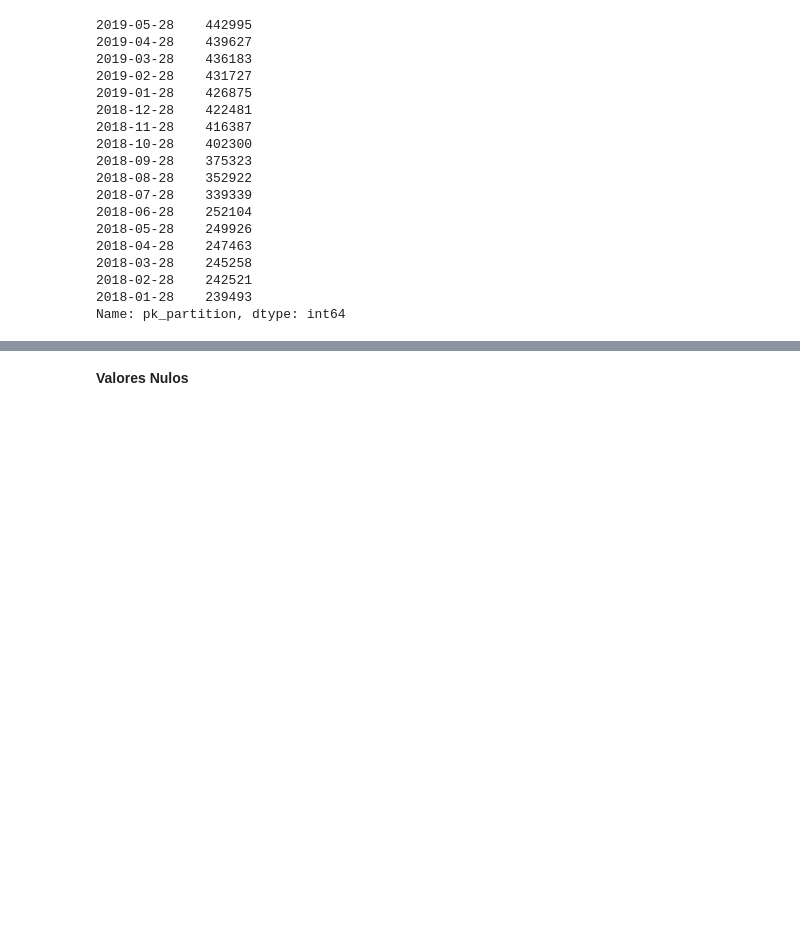
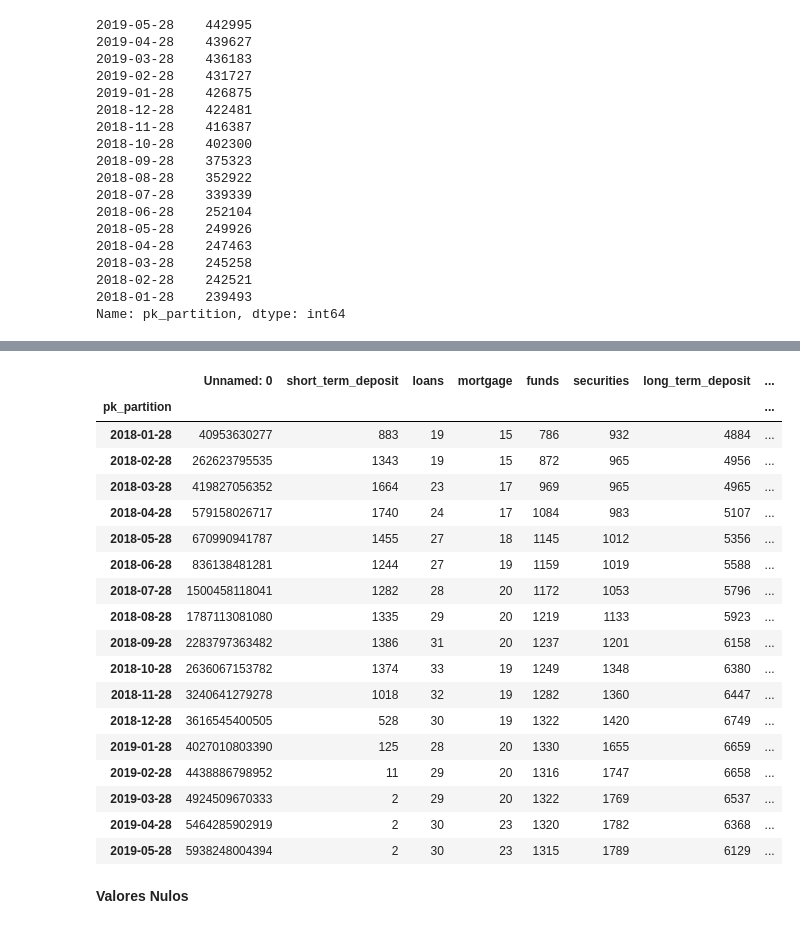
Before and after one commit to EdgarData/EasyMoney, a Jupyter notebook: Tarea_1_Análisis.ipynb, the cells around one changed output, grey strips where cells are left out. Drawn from its saved outputs; the diff is of its cells as text; code cells hidden in the pictures; blank space fills up the shorter version.

```diff
--- a/Tarea_1_Análisis.ipynb
+++ b/Tarea_1_Análisis.ipynb
@@ -217,3 +204,25 @@ products[products['pk_partition'] == '2019-05-28'].describe().T
+# %%
+products.groupby('pk_partition').sum() #cada mes nos muestra nuevas o no? ??
+# %% [output]
+|  | Unnamed: 0 | short_term_deposit | loans | mortgage | funds | securities | long_term_deposit | ... |
+| pk_partition |  |  |  |  |  |  |  | ... |
+| 2018-01-28 | 40953630277 | 883 | 19 | 15 | 786 | 932 | 4884 | ... |
+| 2018-02-28 | 262623795535 | 1343 | 19 | 15 | 872 | 965 | 4956 | ... |
+| 2018-03-28 | 419827056352 | 1664 | 23 | 17 | 969 | 965 | 4965 | ... |
+| 2018-04-28 | 579158026717 | 1740 | 24 | 17 | 1084 | 983 | 5107 | ... |
+| 2018-05-28 | 670990941787 | 1455 | 27 | 18 | 1145 | 1012 | 5356 | ... |
+| 2018-06-28 | 836138481281 | 1244 | 27 | 19 | 1159 | 1019 | 5588 | ... |
+| 2018-07-28 | 1500458118041 | 1282 | 28 | 20 | 1172 | 1053 | 5796 | ... |
+| 2018-08-28 | 1787113081080 | 1335 | 29 | 20 | 1219 | 1133 | 5923 | ... |
+| 2018-09-28 | 2283797363482 | 1386 | 31 | 20 | 1237 | 1201 | 6158 | ... |
+| 2018-10-28 | 2636067153782 | 1374 | 33 | 19 | 1249 | 1348 | 6380 | ... |
+| 2018-11-28 | 3240641279278 | 1018 | 32 | 19 | 1282 | 1360 | 6447 | ... |
+| 2018-12-28 | 3616545400505 | 528 | 30 | 19 | 1322 | 1420 | 6749 | ... |
+| 2019-01-28 | 4027010803390 | 125 | 28 | 20 | 1330 | 1655 | 6659 | ... |
+| 2019-02-28 | 4438886798952 | 11 | 29 | 20 | 1316 | 1747 | 6658 | ... |
+| 2019-03-28 | 4924509670333 | 2 | 29 | 20 | 1322 | 1769 | 6537 | ... |
+| 2019-04-28 | 5464285902919 | 2 | 30 | 23 | 1320 | 1782 | 6368 | ... |
+| 2019-05-28 | 5938248004394 | 2 | 30 | 23 | 1315 | 1789 | 6129 | ... |
 # %% [markdown]
 **Valores Nulos**
 # %%
```
Also changed, not shown: parts of 12 cells of this notebook.
